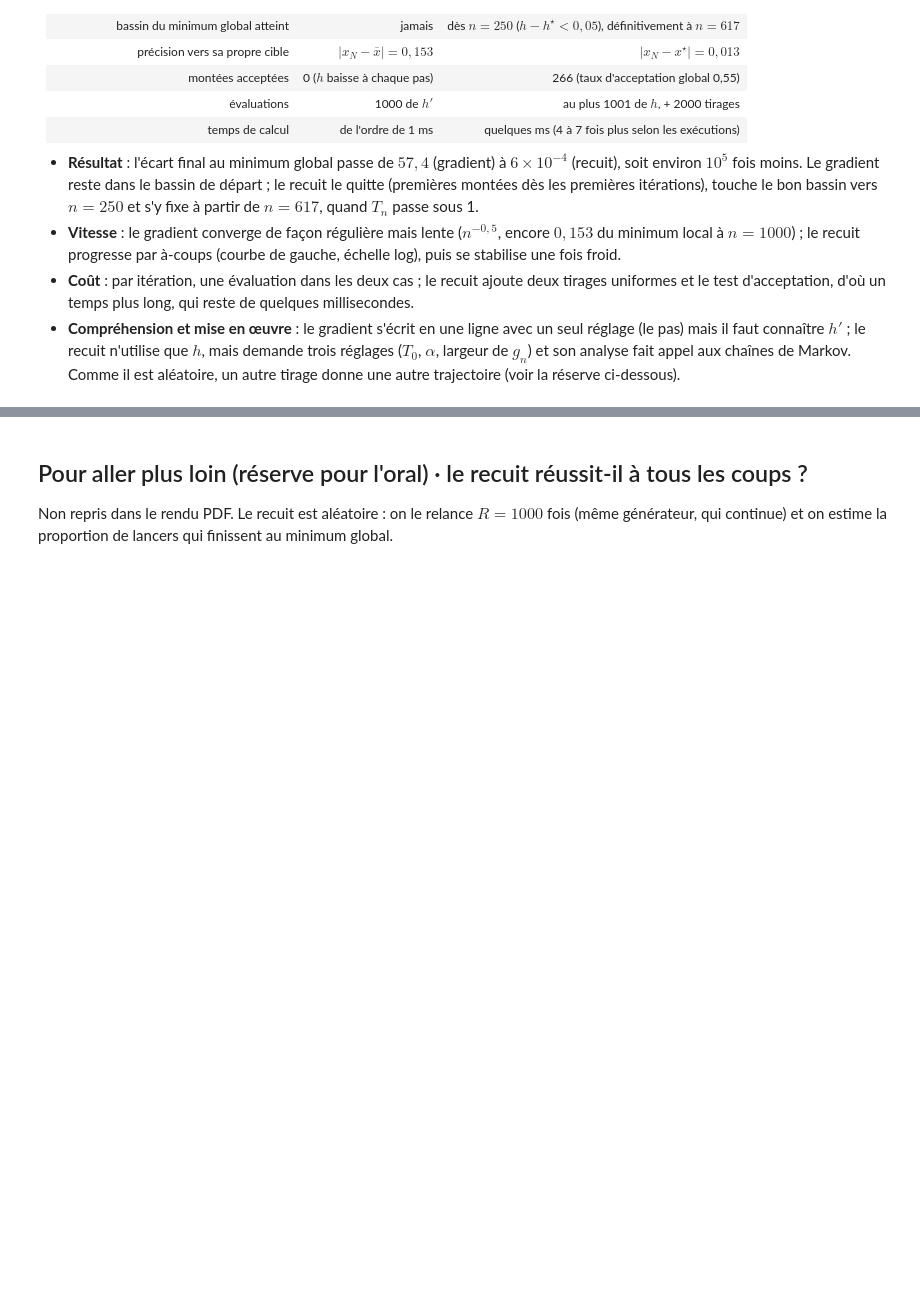
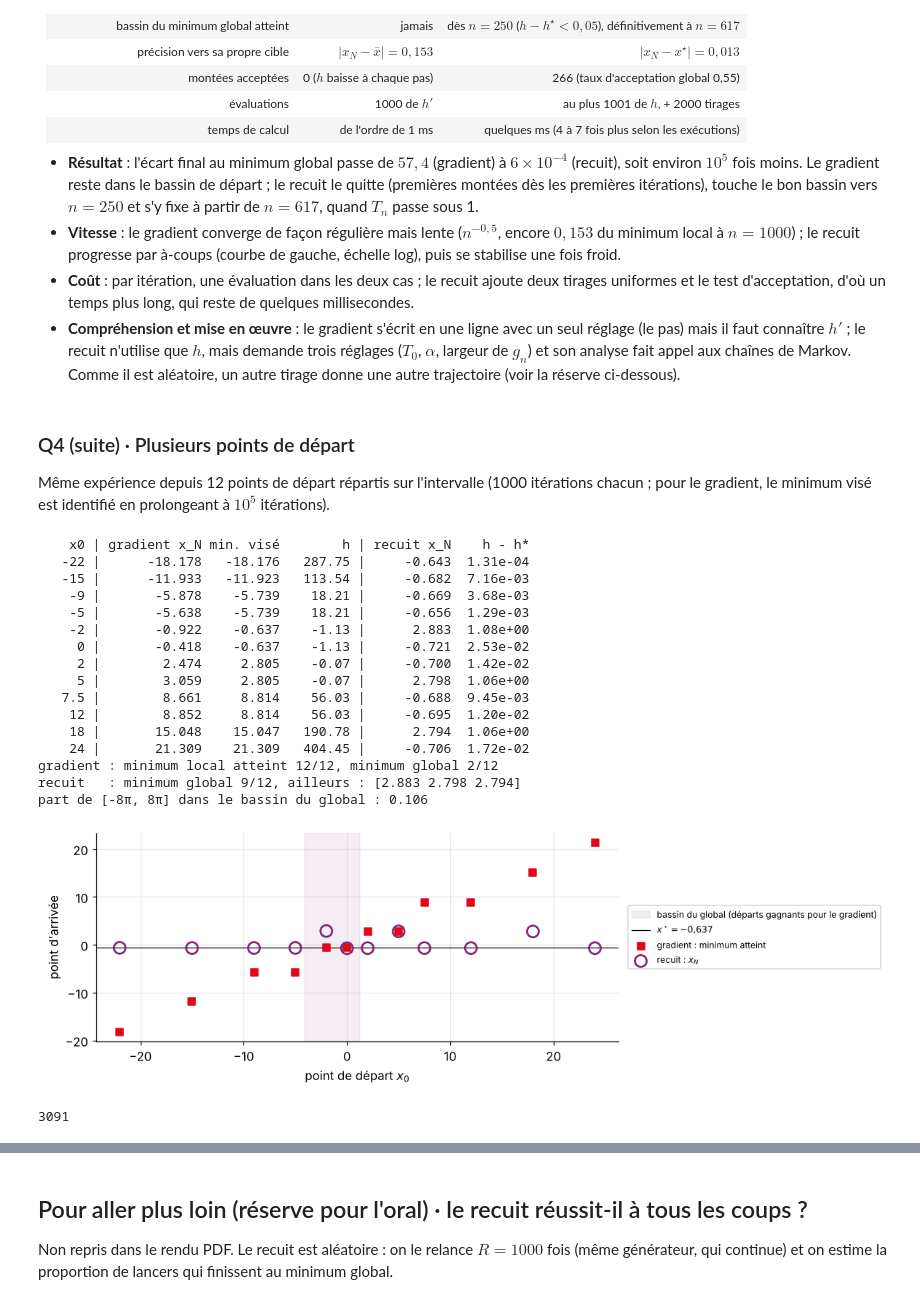
Before and after one commit to Este34/presentation_statistique, a Jupyter notebook: sujets/sujet3/s3_1_recuit_simule.ipynb, the cells around one changed output, grey strips where cells are left out. Drawn from its saved outputs; the diff is of its cells as text; code cells hidden in the pictures; blank space fills up the shorter version.

```diff
--- a/sujets/sujet3/s3_1_recuit_simule.ipynb
+++ b/sujets/sujet3/s3_1_recuit_simule.ipynb
@@ -336,3 +336,59 @@ temps de calcul (ms, médiane de 20)                  0.67        5.10
   pas) mais il faut connaître $h'$ ; le recuit n'utilise que $h$, mais demande trois réglages
   ($T_0$, $\alpha$, largeur de $g_n$) et son analyse fait appel aux chaînes de Markov. Comme il est
   aléatoire, un autre tirage donne une autre trajectoire (voir la réserve ci-dessous).
+# %% [markdown]
+### Q4 (suite) · Plusieurs points de départ
+
+Même expérience depuis 12 points de départ répartis sur l'intervalle (1000 itérations chacun ; pour
+le gradient, le minimum visé est identifié en prolongeant à $10^5$ itérations).
+# %%
+# Plusieurs points de départ. Générateur à part (même graine) pour ne pas décaler rng.
+departs = [-22, -15, -9, -5, -2, 0, 2, 5, 7.5, 12, 18, 24]
+rng_dep = np.random.default_rng(2026)
+fin_grad, cible_grad, fin_rec = [], [], []
+for x0 in departs:
+    xg0 = gradient_simple(dh_sujet3, x0, N)
+    x_lim = gradient_simple(dh_sujet3, x0, 100_000)[-1]          # pour identifier le minimum visé
+    fin_grad.append(xg0[-1]); cible_grad.append(xm[np.argmin(np.abs(xm - x_lim))])
+    fin_rec.append(recuit_simule(h_sujet3, x0, N, rng_dep, bornes=BORNES_SUJET3)[0][-1])
+fin_grad, cible_grad, fin_rec = map(np.array, (fin_grad, cible_grad, fin_rec))
+glob_g = np.abs(cible_grad - X_GLOBAL) < 0.5
+glob_r = np.abs(fin_rec - X_GLOBAL) < 0.5
+print(f"{'x0':>6} | {'gradient x_N':>12} {'min. visé':>9} {'h':>8} | {'recuit x_N':>10} {'h - h*':>9}")
+for x0, g, c, r in zip(departs, fin_grad, cible_grad, fin_rec):
+    print(f"{x0:6} | {g:12.3f} {c:9.3f} {h_sujet3(c):8.2f} | {r:10.3f} {h_sujet3(r) - h_star:9.2e}")
+print(f"gradient : minimum local atteint {len(departs)}/{len(departs)}, minimum global {glob_g.sum()}/{len(departs)}")
+print(f"recuit   : minimum global {glob_r.sum()}/{len(departs)}, ailleurs : {np.round(fin_rec[~glob_r], 3)}")
+print(f"part de [-8π, 8π] dans le bassin du global : {(M2 - M1) / (b - a):.3f}")
+
+fig, ax = plt.subplots(figsize=(10.5, 3.2), layout="constrained")
+ax.axvspan(M1, M2, color=VIOLET, alpha=0.08, label="bassin du global (départs gagnants pour le gradient)")
+ax.axhline(X_GLOBAL, color="k", lw=0.8, label=r"$x^\star = -0{,}637$")
+ax.scatter(departs, cible_grad, color=ROUGE, marker="s", s=40, zorder=3, label="gradient : minimum atteint")
+ax.scatter(departs, fin_rec, facecolors="none", edgecolors=VIOLET, marker="o", s=110, lw=1.8, zorder=4, label="recuit : $x_N$")
+ax.set_xlabel(r"point de départ $x_0$"); ax.set_ylabel("point d'arrivée")
+ax.legend(fontsize=8, loc="center left", bbox_to_anchor=(1.01, 0.5))
+sauver(fig, FIG / "s34b_departs.png"); plt.show()
+resultats["q4_departs"] = {"departs": departs, "gradient_x_N": fin_grad.tolist(), "gradient_minimum_vise": cible_grad.tolist(),
+                           "recuit_x_N": fin_rec.tolist(), "gradient_global": int(glob_g.sum()), "recuit_global": int(glob_r.sum()),
+                           "part_bassin_global": float((M2 - M1) / (b - a))}
+(FIG / "resultats.json").write_text(json.dumps(resultats, indent=2, ensure_ascii=False))
+# %% [output]
+    x0 | gradient x_N min. visé        h | recuit x_N    h - h*
+   -22 |      -18.178   -18.176   287.75 |     -0.643  1.31e-04
+   -15 |      -11.933   -11.923   113.54 |     -0.682  7.16e-03
+    -9 |       -5.878    -5.739    18.21 |     -0.669  3.68e-03
+    -5 |       -5.638    -5.739    18.21 |     -0.656  1.29e-03
+    -2 |       -0.922    -0.637    -1.13 |      2.883  1.08e+00
+     0 |       -0.418    -0.637    -1.13 |     -0.721  2.53e-02
+     2 |        2.474     2.805    -0.07 |     -0.700  1.42e-02
+     5 |        3.059     2.805    -0.07 |      2.798  1.06e+00
+   7.5 |        8.661     8.814    56.03 |     -0.688  9.45e-03
+    12 |        8.852     8.814    56.03 |     -0.695  1.20e-02
+    18 |       15.048    15.047   190.78 |      2.794  1.06e+00
+    24 |       21.309    21.309   404.45 |     -0.706  1.72e-02
+gradient : minimum local atteint 12/12, minimum global 2/12
+recuit   : minimum global 9/12, ailleurs : [2.883 2.798 2.794]
+part de [-8π, 8π] dans le bassin du global : 0.106
+[figure, added]
+3091
```
Also changed, not shown: parts of 3 cells of this notebook, 5 other files.
